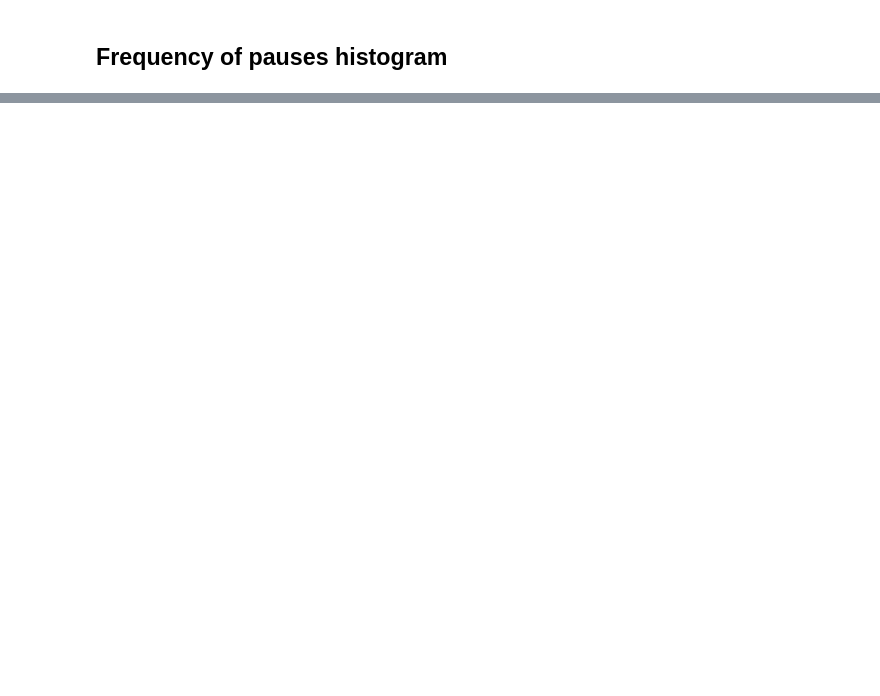
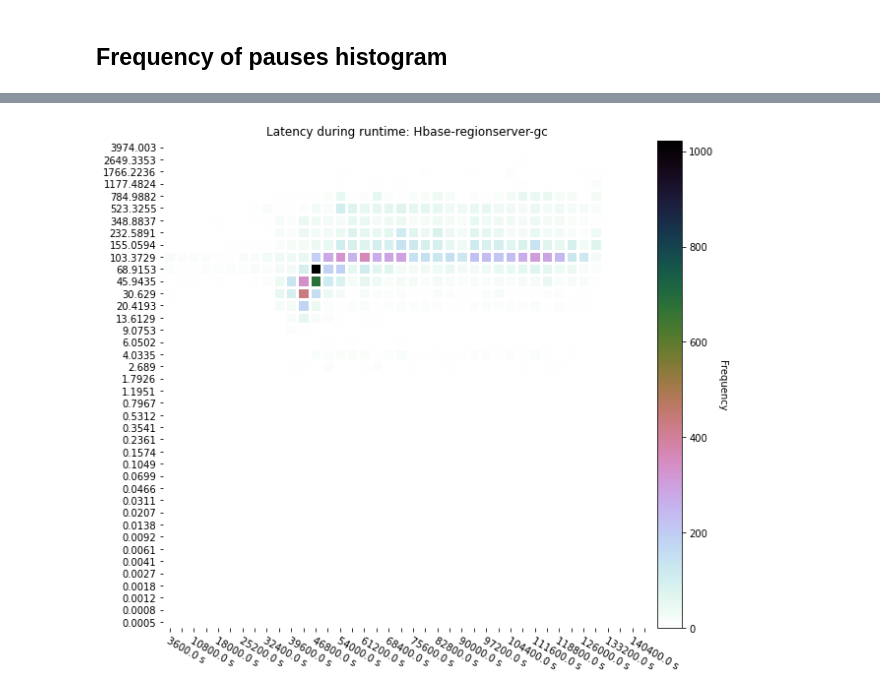
Before and after one commit to apple/GCGC, a Jupyter notebook: src/notebooks/hbase-analyze.ipynb, the cells around one changed output, grey strips where cells are left out. Cells and saved outputs as stored; diff of their text form; code cells hidden in the pictures; blank space fills up the shorter version.

```diff
--- a/src/notebooks/hbase-analyze.ipynb
+++ b/src/notebooks/hbase-analyze.ipynb
@@ -384,0 +382,7 @@ _ = plt.xticks(rotation = 20)
+# %%
+from src.graphing.plotting import plot_heatmaps_logarithmic
+dimensions = [40, 40, 3600, 1.5]
+frequency_ticks = False
+plot_heatmaps_logarithmic(gc_event_dataframes,dimensions, filter_by = pauses_only, labels=labels, frequency_ticks = frequency_ticks)
+# %% [output]
+[figure, added]
```
Also changed, not shown: parts of 13 cells of this notebook, 3 other files.
